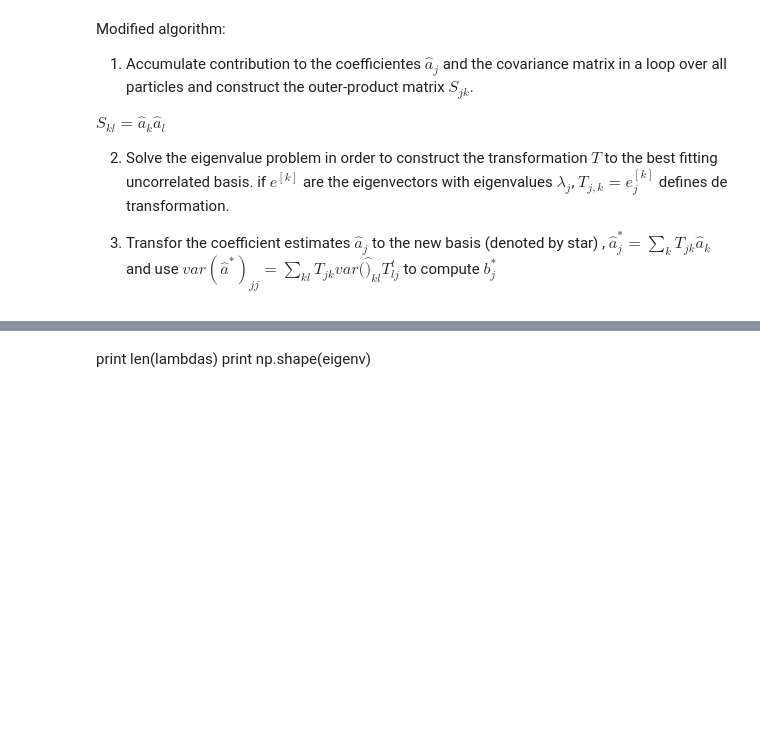
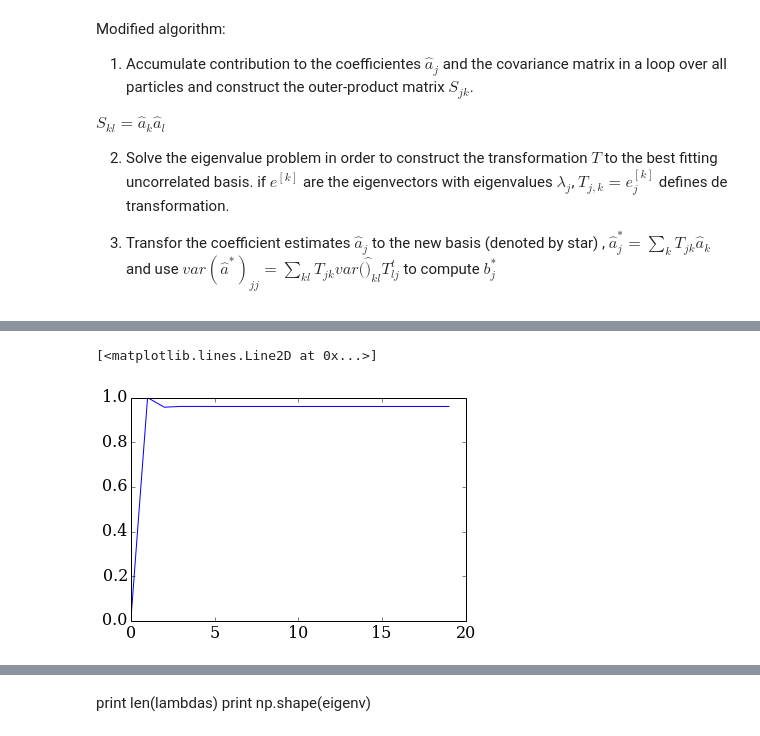
Before and after one commit to jngaravitoc/LMC-MW, a Jupyter notebook: code/SCF/MW_biff.ipynb, the cells around one changed output, grey strips where cells are left out. Saved outputs shown, nothing was run; the diff lists cells and outputs as text; code cells hidden in the pictures; blank space fills up the shorter version.

```diff
--- a/code/SCF/MW_biff.ipynb
+++ b/code/SCF/MW_biff.ipynb
@@ -461,14 +484,22 @@ def S_matrix(a):
 def T_tranformation(S):
     lambdas, eigenv = linalg.eig(S)
     T = eigenv
-    return T
+    return T, lambdas
 
 # Eq 12 Weinberg 96.
 def lambda_prime(lambdas):
     F = np.zeros(len(lambdas))
-    print len(F)
+    print(len(F))
     for i in range(len(F)):
         F[i] = np.sum(lambdas.real[:i])/np.sum(lambdas.real)
+    return F
+
+def lambda_prime2(lambdas):
+    lambdas_lm = lambdas.real[8::9]
+    F = np.zeros(len(lambdas_lm))
+    print(len(F))
+    for i in range(len(F)):
+        F[i] = np.sum(lambdas_lm[:i])/np.sum(lambdas.real)
     return F
 
 def a_prime(T, a):
@@ -498,0 +560,23 @@ a_cov = cov_matrix(S2)
+# %%
+S_matrix_test2 = S_matrix(S2)
+T_trans2, L2 = T_tranformation(S_matrix_test2)
+F2 = lambda_prime(L2)
+
+
+
+S_matrix_test3 = S_matrix(S3)
+T_trans3, L3 = T_tranformation(S_matrix_test3)
+F3 = lambda_prime(L3)
+
+
+S_matrix_test4 = S_matrix(S4)
+T_trans4, L4 = T_tranformation(S_matrix_test4)
+F4 = lambda_prime(L4)
+
+
+
+S_matrix_test5 = S_matrix(S5)
+T_trans5, L5 = T_tranformation(S_matrix_test5)
+F5 = lambda_prime2(L5)
+#a_new = a_prime(T_trans, S2)
+#a_cov = cov_matrix(S2)
@@ -498,0 +614,6 @@ a_cov = cov_matrix(S2)
+# %%
+#plt.plot(b5[8::9])
+plt.plot(F5[:]/np.max(F5))
+# %% [output]
+[<matplotlib.lines.Line2D at 0x...>]
+[figure, added]
```
Also changed, not shown: parts of 15 cells of this notebook, 15 other files.
